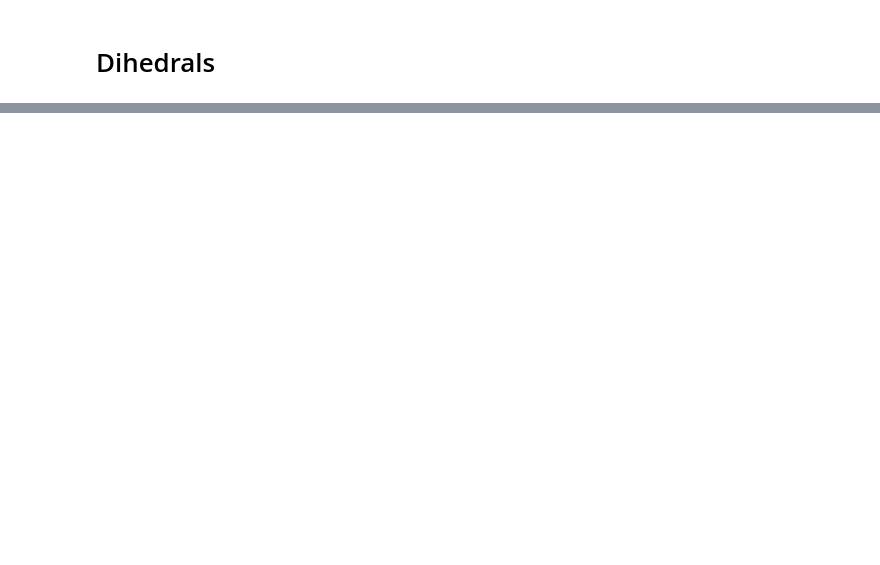
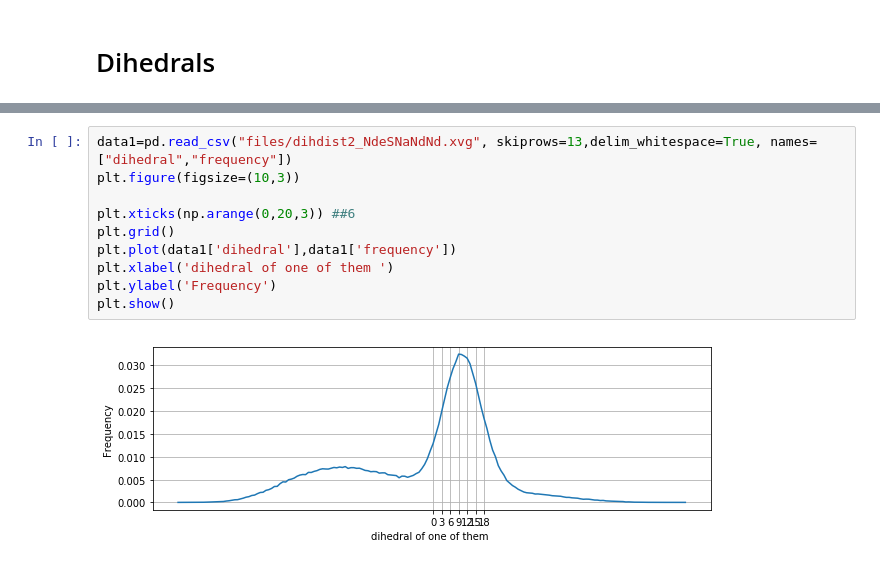
Before and after one commit to garrettd2225/Triazine-project, a Jupyter notebook: Inverse_boltzmann_onering.ipynb, the cells around one changed output, grey strips where cells are left out. Drawn from its saved outputs; the diff is of its cells as text; blank space fills up the shorter version.

```diff
--- a/Inverse_boltzmann_onering.ipynb
+++ b/Inverse_boltzmann_onering.ipynb
@@ -135 +215,13 @@ force constant=  124444.403052
+# %%
+data1=pd.read_csv("files/dihdist2_NdeSNaNdNd.xvg", skiprows=13,delim_whitespace=True, names=["dihedral","frequency"])
+plt.figure(figsize=(10,3))
+
+plt.xticks(np.arange(0,20,3)) ##6
+plt.grid()
+plt.plot(data1['dihedral'],data1['frequency'])
+plt.xlabel('dihedral of one of them ')
+plt.ylabel('Frequency')
+plt.show()
+# %% [output]
+[figure, added]
 # %%
```
Also changed, not shown: parts of 15 cells of this notebook, 46 other files.
